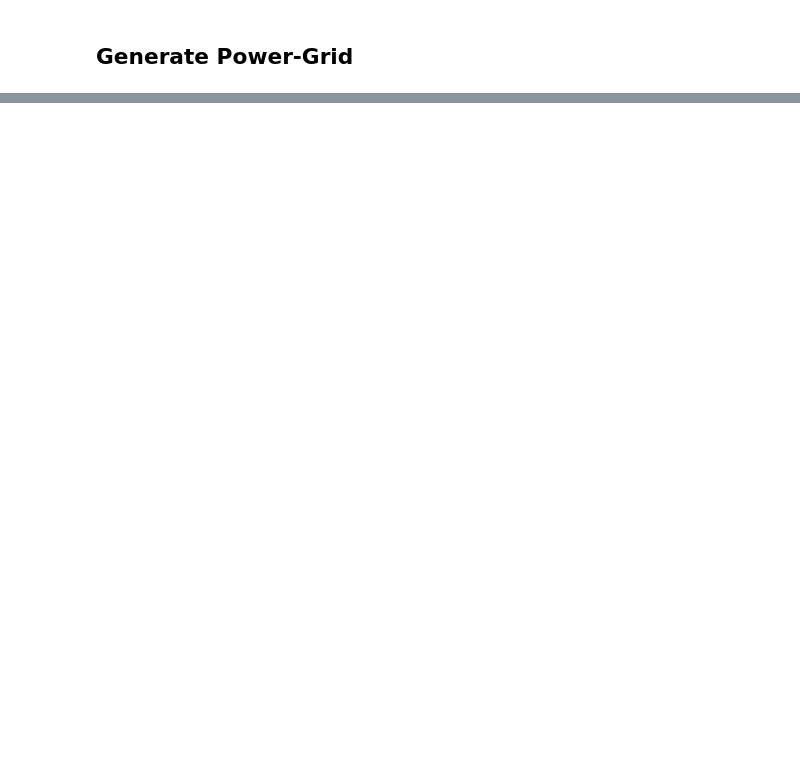
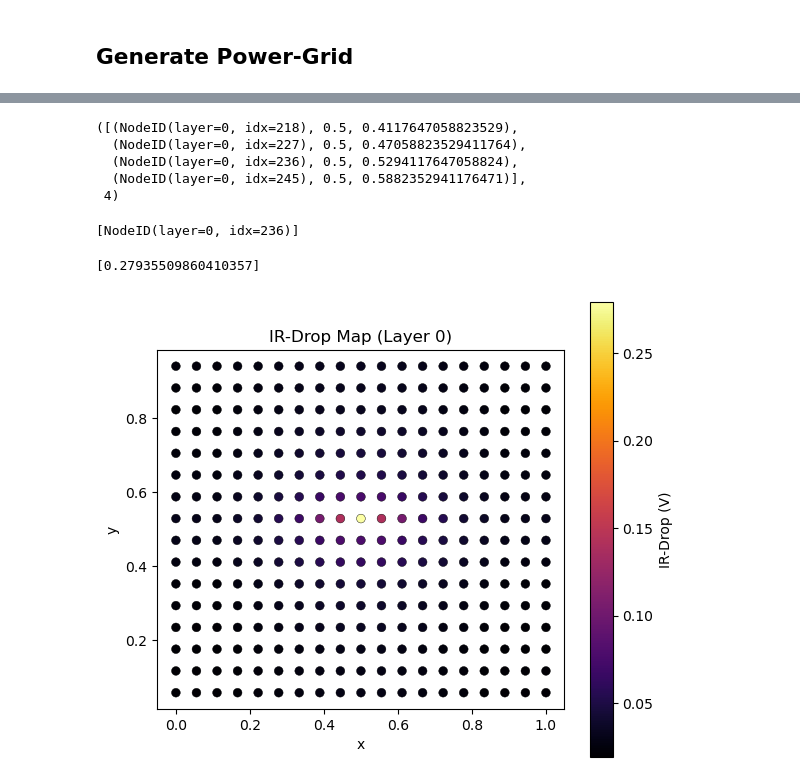
Before and after one commit to patour/sigma_dvd_prototype, a Jupyter notebook: proto.ipynb, the cells around one changed output, grey strips where cells are left out. Drawn from its saved outputs; the diff is of its cells as text; code cells hidden in the pictures; blank space fills up the shorter version.

```diff
--- a/proto.ipynb
+++ b/proto.ipynb
@@ -22,0 +31,37 @@ Loads placed: 144 nodes; Pads: 10
+# %%
+stimulus_area = (0.4, 0.4, 0.6, 0.6)
+x1,y1,x2,y2 = stimulus_area
+inside = []
+for n in loads:
+    x,y = G.nodes[n]['xy']
+    if x1 <= x <= x2 and y1 <= y <= y2:
+        inside.append((n,x,y))
+inside, len(inside)
+# %% [output]
+([(NodeID(layer=0, idx=218), 0.5, 0.4117647058823529),
+  (NodeID(layer=0, idx=227), 0.5, 0.47058823529411764),
+  (NodeID(layer=0, idx=236), 0.5, 0.5294117647058824),
+  (NodeID(layer=0, idx=245), 0.5, 0.5882352941176471)],
+ 4)
+# %%
+meta = stim_gen.generate(1., count=1, distribution="gaussian", gaussian_loc=1.0, gaussian_scale=0.2, area=stimulus_area)
+solver = IRDropSolver(model)
+result = solver.solve(meta.currents, meta)
+# %%
+current_nodes = [n for n in meta.currents.keys()]
+current_nodes
+# %% [output]
+[NodeID(layer=0, idx=236)]
+# %%
+# Show ir-drop at meta.currents nodes
+[1.0 - result.voltages[n] for n in meta.currents.keys()]
+# %% [output]
+[0.27935509860410357]
+# %%
+from IPython.display import display
+from irdrop import plot_ir_drop_map
+# Corrected call: pass vdd as numeric (1.0) and optionally layer=0
+fig, ax = plot_ir_drop_map(G, result.voltages, vdd=1.0, layer=0)
+display(fig)
+# %% [output]
+[figure, added]
```
Also changed, not shown: parts of 9 cells of this notebook, 5 other files.
